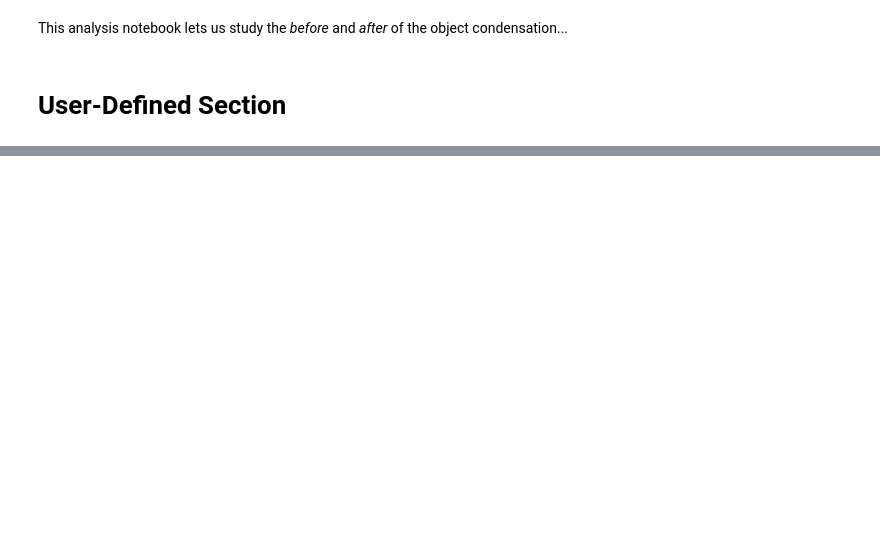
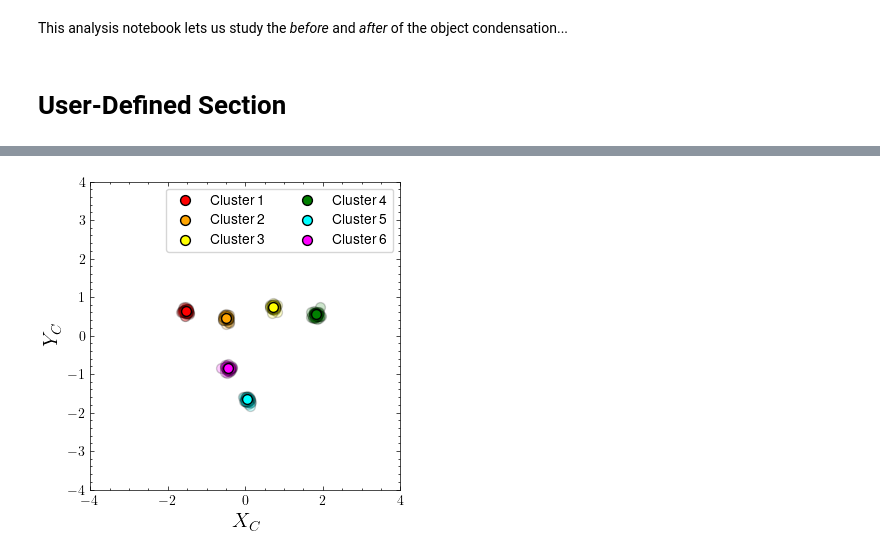
Before and after one commit to Gregtom3/neutneut, a Jupyter notebook: analysis/neutron_ml/event_hunter.ipynb, the cells around one changed output, grey strips where cells are left out. Drawn from its saved outputs; the diff is of its cells as text; code cells hidden in the pictures; blank space fills up the shorter version.

```diff
--- a/analysis/neutron_ml/event_hunter.ipynb
+++ b/analysis/neutron_ml/event_hunter.ipynb
@@ -439,0 +473,37 @@ ecal_clusters.sort_values(by="status")
+# %%
+# Number of clusters and points per cluster
+num_clusters = 6
+num_points = 50
+
+# Colors for the clusters
+colors = ['red','orange','yellow','green','cyan','magenta']
+
+# Randomly generate cluster centers within a specified range
+np.random.seed(110)  # For reproducibility
+centers = np.random.uniform(-2, 2, size=(num_clusters, 2))
+
+# Standard deviation for tighter clusters
+std_dev = 0.05
+
+# Plotting
+plt.figure(figsize=(4, 4))
+
+# Plot Gaussian-distributed points for each color cluster
+for i, (center, color) in enumerate(zip(centers, colors)):
+    points = np.random.normal(loc=center, scale=std_dev, size=(num_points, 2))
+    plt.scatter(points[:, 0], points[:, 1], color=color, edgecolor='black', alpha=0.2, s=50)
+
+# Add a single opaque point for each cluster for the legend
+for i, (center, color) in enumerate(zip(centers, colors)):
+    plt.scatter(center[0], center[1], color=color, edgecolor='black', alpha=1, s=50, label=f'Cluster {i + 1}')
+
+# Configure legend with two columns and frame
+plt.legend(loc='upper right', ncol=2, frameon=True)
+plt.xlabel('$X_{C}$',fontsize=15)
+plt.ylabel('$Y_{C}$',fontsize=15)
+plt.xlim(-4,4)
+plt.ylim(-4,4)
+plt.title('')
+plt.show()
+# %% [output]
+[figure, added]
```
Also changed, not shown: parts of 19 cells of this notebook, 4 other files.
